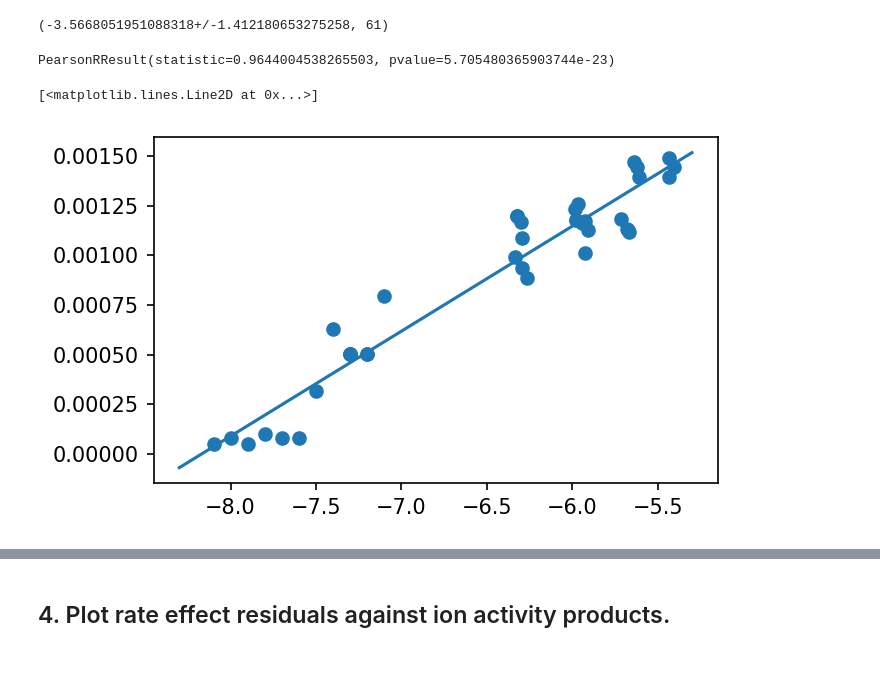
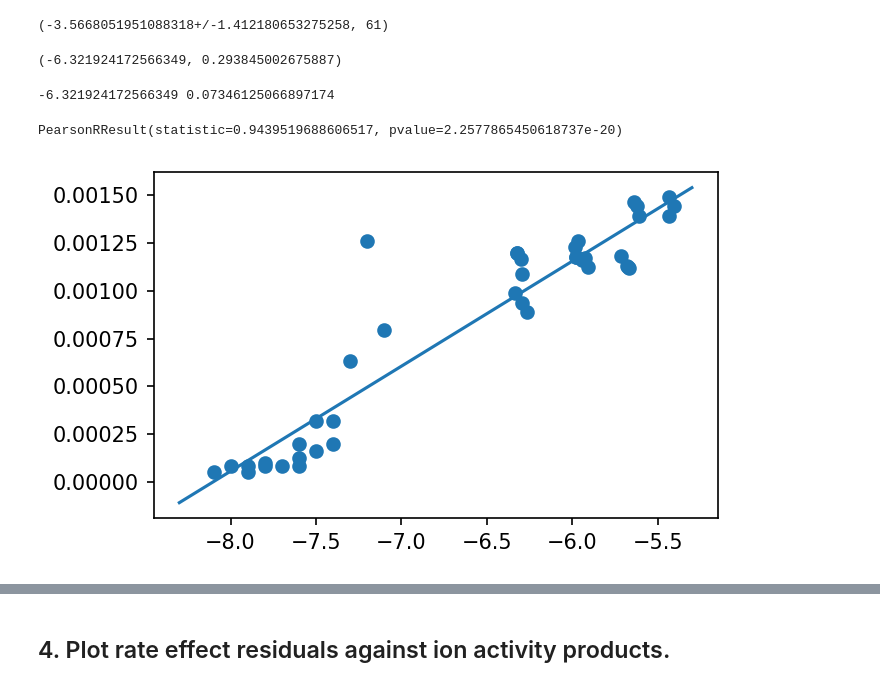
Before and after one commit to oscarbranson/supplementary, a Jupyter notebook: supplements/inorg_Li/02_Results.ipynb, the cells around one changed output, grey strips where cells are left out. Saved outputs shown, nothing was run; the diff lists cells and outputs as text; code cells hidden in the pictures.

```diff
--- a/supplements/inorg_Li/02_Results.ipynb
+++ b/supplements/inorg_Li/02_Results.ipynb
@@ -355,0 +356,11 @@ epar = {'lw': 0,
+# %%
+fug = inorg.loc['Fuger2019', :]
+epar = {'lw': 0,
+        'elinewidth': 1}
+
+
+# calculate Li-HCO3 activity product
+
+fug.loc[:, (database, 'la_LiHCO3-')] = fug.loc[:, (database, 'la_Li+')] + fug.loc[:, (database, 'la_HCO3-')]
+sdf.loc[:, (database, 'la_LiHCO3-')] = sdf.loc[:, (database, 'la_Li+')] + sdf.loc[:, (database, 'la_HCO3-')]
+df.loc[:, (database, 'la_LiHCO3-')] = df.loc[:, (database, 'la_Li+')] + df.loc[:, (database, 'la_HCO3-')]
@@ -360,38 +377,46 @@ epsLi_mu = combined_epsLi.mean()
 epsLi_mu, combined_epsLi.size
 # %% [output]
 (-3.5668051951088318+/-1.412180653275258, 61)
+# %%
+df.loc[:, (database, 'la_LiHCO3-')].mean(), 2* df.loc[:, (database, 'la_LiHCO3-')].std()
+# %% [output]
+(-6.321924172566349, 0.293845002675887)
 # %%
-# fit data with ~constant HCO3- activity
+# fit data with ~constant Li-HCO3- activity coefficient
 Rp = np.concatenate([nom(df.R.R_13C), nom(10**fug.solid.logR)])
-la_HCO3 = np.concatenate([df[database, 'la_HCO3-'].values, fug[database, 'la_HCO3-'].values])
-HCO3 = 10**la_HCO3
+la_LiHCO3 = np.concatenate([df[database, 'la_LiHCO3-'].values, fug[database, 'la_LiHCO3-'].values])
 
 DLi = np.concatenate([nom(df.OG.DLi), nom(fug.solid.DLi)])
 DLi_err = np.concatenate([err(df.OG.DLi), fug.solid.DLi_2std * 2])
 
-ind = np.isclose(la_HCO3, df[database, 'la_HCO3-'].values.mean(), atol=0.05)
+ind = np.isclose(
+    la_LiHCO3,
+    df.loc[:, (database, 'la_LiHCO3-')].mean(),
+    atol=0.5 * df.loc[:, (database, 'la_LiHCO3-')].std()
+)
+
+print(df.loc[:, (database, 'la_LiHCO3-')].mean(), 0.5 * df.loc[:, (database, 'la_LiHCO3-')].std())
 
 fit_x = np.log10(Rp[ind])
 fit_y = DLi[ind]
 fit_y_err = DLi_err[ind]
 
 # linear fit
 p, cov = np.polyfit(fit_x, fit_y, 1, cov=True)
 up = un.correlated_values(p, cov)
 
 nR = np.logspace(-8.3, -5.3)
 pred = np.polyval(up, np.log10(nR))
 
+plt.scatter(np.log10(Rp[ind]), DLi[ind])
+plt.plot(np.log10(nR), nom(pred))
+
 fit_stats = stats.pearsonr(fit_x, fit_y)
 fit_stats
 # %% [output]
-PearsonRResult(statistic=0.9644004538265503, pvalue=5.705480365903744e-23)
+-6.321924172566349 0.07346125066897174
+PearsonRResult(statistic=0.9439519688606517, pvalue=2.2577865450618737e-20)
+[figure, added]
-# %%
-plt.scatter(np.log10(Rp[ind]), DLi[ind])
-plt.plot(np.log10(nR), nom(pred))
-# %% [output]
-[<matplotlib.lines.Line2D at 0x...>]
-[figure, removed]
 # %%
 fig, axs = plt.subplots(2, 2, figsize=(7, 5), sharex='col', sharey='row')
 
```
Also changed, not shown: parts of 8 cells of this notebook.
